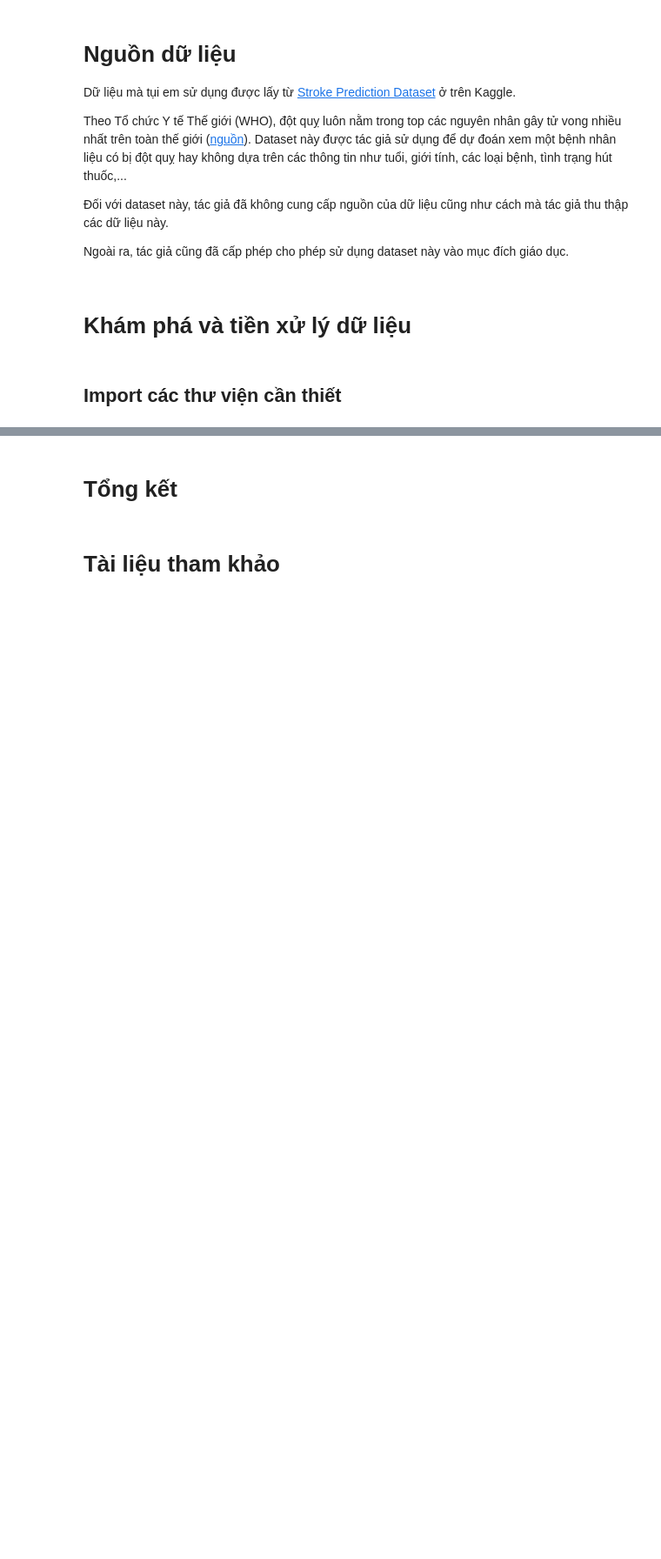
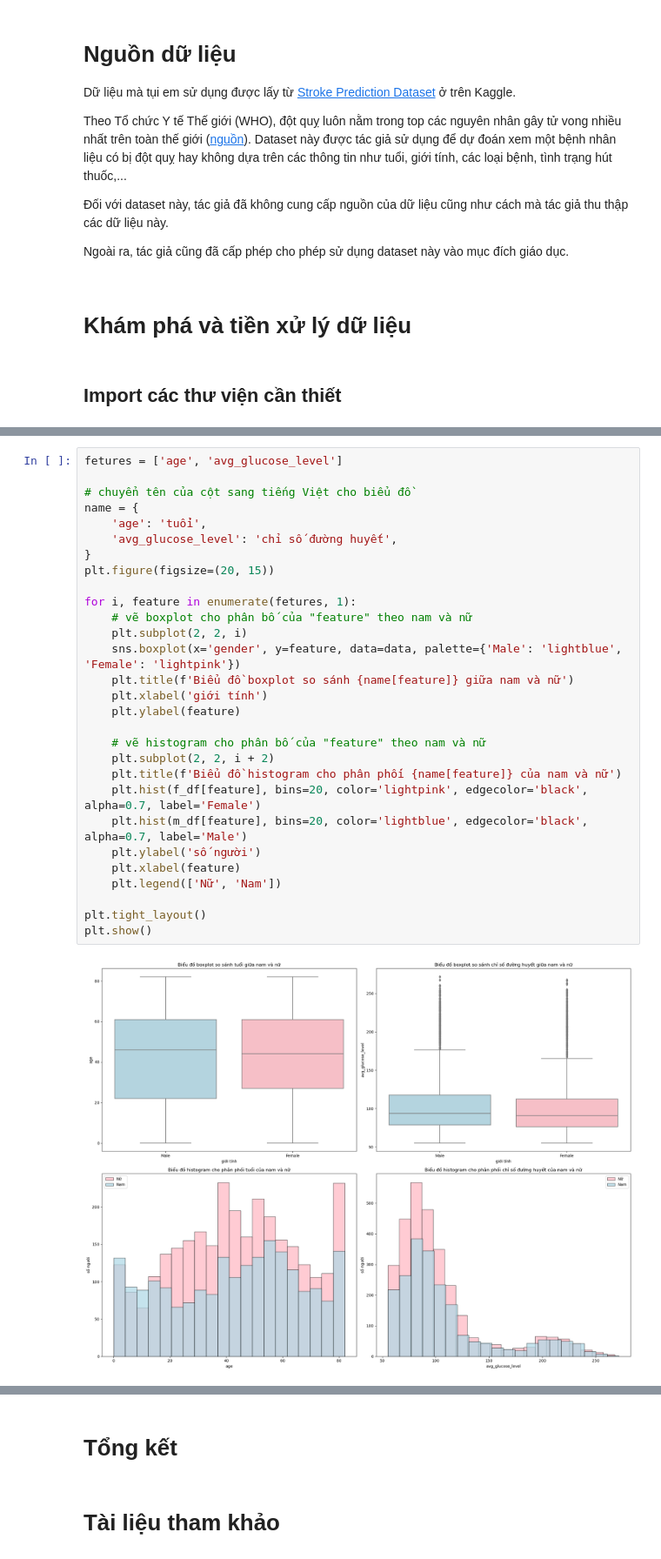
Before and after one commit to Ddyln/Stroke-Prediction-Analysis, a Jupyter notebook: report.ipynb, the cells around one changed output, grey strips where cells are left out. Shown at 87% size. Saved outputs shown, nothing was run; the diff lists cells and outputs as text; blank space fills up the shorter version.

```diff
--- a/report.ipynb
+++ b/report.ipynb
@@ -66,0 +211,31 @@ import seaborn as sns
+# %%
+fetures = ['age', 'avg_glucose_level']
+
+# chuyển tên của cột sang tiếng Việt cho biểu đồ
+name = {
+    'age': 'tuổi',
+    'avg_glucose_level': 'chỉ số đường huyết',
+}
+plt.figure(figsize=(20, 15))
+
+for i, feature in enumerate(fetures, 1):
+    # vẽ boxplot cho phân bố của "feature" theo nam và nữ
+    plt.subplot(2, 2, i)
+    sns.boxplot(x='gender', y=feature, data=data, palette={'Male': 'lightblue', 'Female': 'lightpink'})
+    plt.title(f'Biểu đồ boxplot so sánh {name[feature]} giữa nam và nữ')
+    plt.xlabel('giới tính')
+    plt.ylabel(feature)
+
+    # vẽ histogram cho phân bố của "feature" theo nam và nữ
+    plt.subplot(2, 2, i + 2)
+    plt.title(f'Biểu đồ histogram cho phân phối {name[feature]} của nam và nữ')
+    plt.hist(f_df[feature], bins=20, color='lightpink', edgecolor='black', alpha=0.7, label='Female')
+    plt.hist(m_df[feature], bins=20, color='lightblue', edgecolor='black', alpha=0.7, label='Male')
+    plt.ylabel('số người')
+    plt.xlabel(feature)
+    plt.legend(['Nữ', 'Nam'])
+
+plt.tight_layout()
+plt.show()
+# %% [output]
+[figure, added]
```
Also changed, not shown: parts of 36 cells of this notebook.
